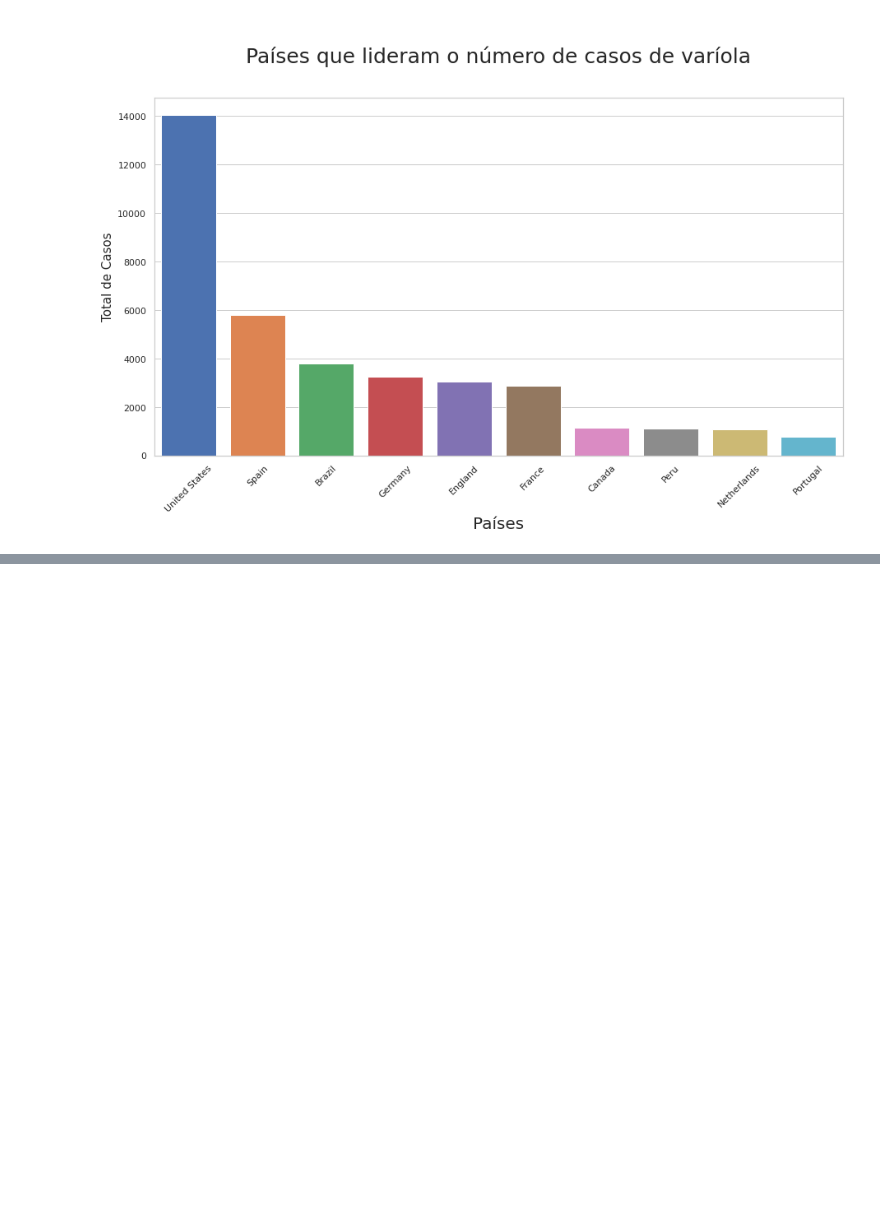
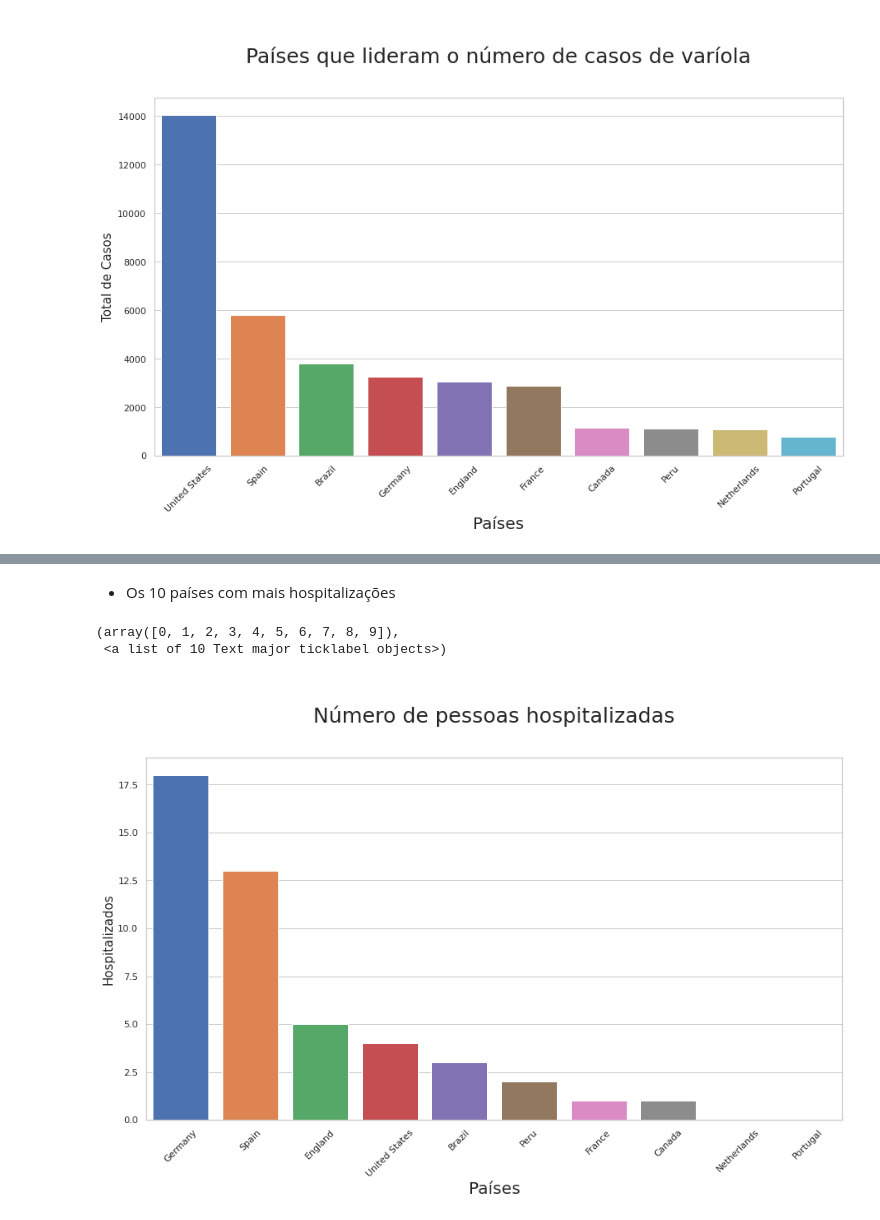
Before and after one commit to samaramms/MonkeypoxTraining, a Jupyter notebook: Monkeypox_Training.ipynb, the cells around one changed output, grey strips where cells are left out. Saved outputs shown, nothing was run; the diff lists cells and outputs as text; code cells hidden in the pictures; blank space fills up the shorter version.

```diff
--- a/Monkeypox_Training.ipynb
+++ b/Monkeypox_Training.ipynb
@@ -233,0 +249,15 @@ plt.xticks(rotation=45)
+# %% [markdown]
+* Os 10 países com mais hospitalizações
+# %%
+plt.subplots(figsize=(15,8))
+casos_mundiais = casos_mundiais.sort_values(["Hospitalizados"], ascending = False)[:10]
+
+p = sns.barplot(x=casos_mundiais["País"][:10],y=casos_mundiais["Hospitalizados"], saturation=3)
+p.axes.set_title("\nNúmero de pessoas hospitalizadas\n",fontsize= 25, pad = 15)
+plt.xlabel("Países", fontsize = 20)
+plt.ylabel("Hospitalizados", fontsize = 15)
+plt.xticks(rotation=45)
+# %% [output]
+(array([0, 1, 2, 3, 4, 5, 6, 7, 8, 9]),
+ <a list of 10 Text major ticklabel objects>)
+[figure, added]
```
Also changed, not shown: parts of 4 cells of this notebook.
